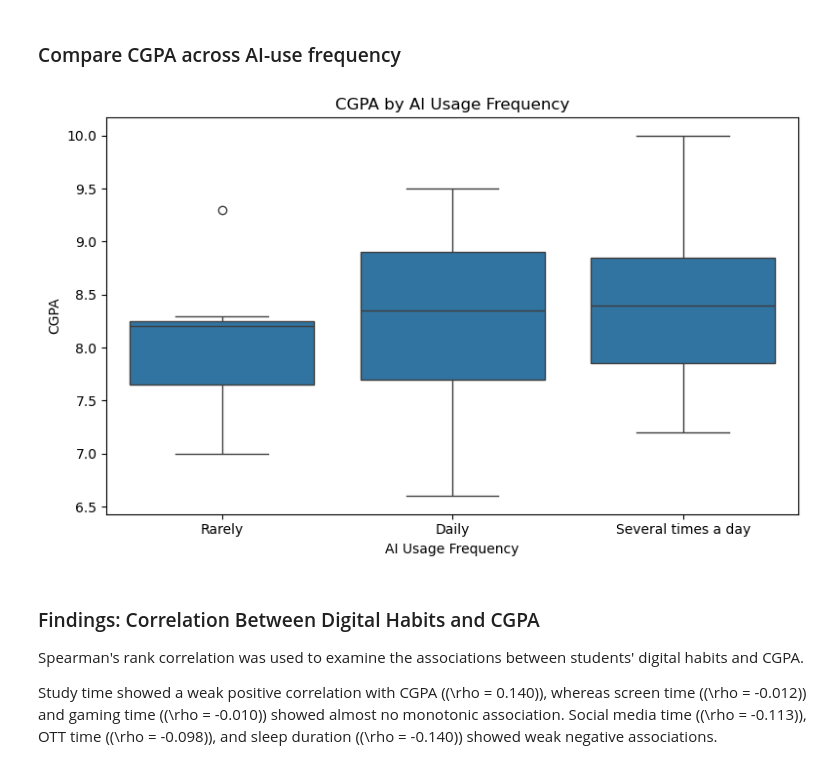
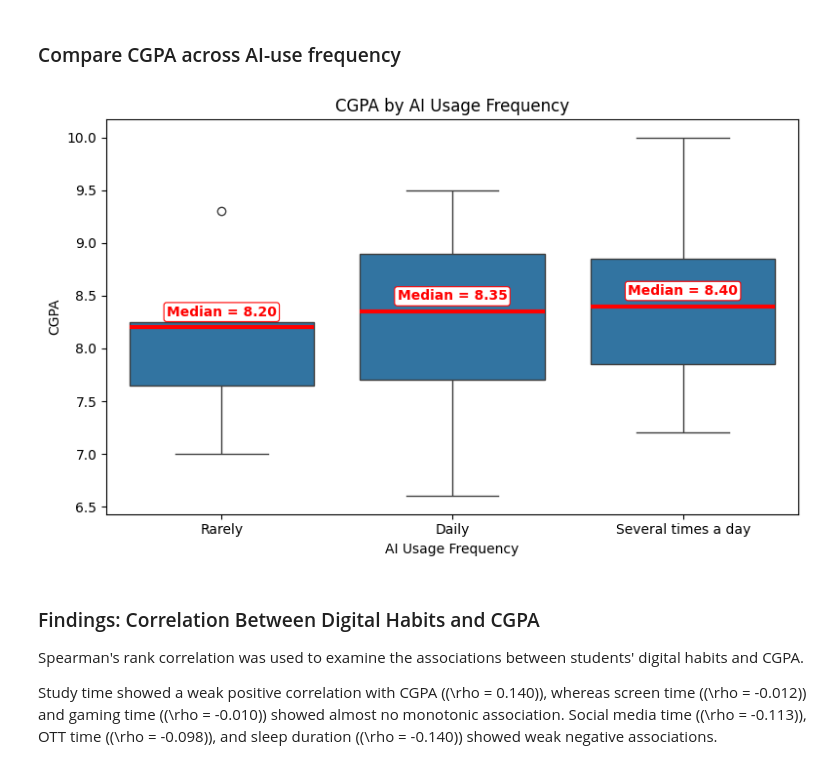
Before and after one commit to Sahasra-iiits/College-Student-Digital-LifeStyle-Profile-IDHV, a Jupyter notebook: AnalysisCode.ipynb, the cells around one changed output. Cells and saved outputs as stored; diff of their text form; code cells hidden in the pictures.

```diff
--- a/AnalysisCode.ipynb
+++ b/AnalysisCode.ipynb
@@ -687,7 +687,7 @@ plot_cols = [
 
 for col in cols:
     plt.figure(figsize=(8, 3))
-    sns.boxplot(x=df_copy[col])
+    sns.boxplot(x=df_copy[col], medianprops={"color": "red", "linewidth": 3})
     plt.title(f"Box Plot of {col}")
     plt.xlabel(col)
     plt.tight_layout()
@@ -1063,20 +1063,29 @@ for col in plot_vars:
 # %%
 plt.figure(figsize=(8, 5))
 
-sns.boxplot(
+order = ["Rarely", "Daily", "Several times a day"]
+ax = sns.boxplot(
     data=df_copy,
     x="AI_usage",
     y="cgpa",
-    order=["Rarely", "Daily", "Several times a day"]
+    order=order,
+    medianprops={"color": "red", "linewidth": 3}
 )
+
+# label each median so it is easy to read
+medians = df_copy.groupby("AI_usage")["cgpa"].median()
+for i, g in enumerate(order):
+    ax.text(i, medians[g] + 0.08, f"Median = {medians[g]:.2f}", ha="center", va="bottom",
+            fontsize=10, fontweight="bold", color="red",
+            bbox=dict(boxstyle="round,pad=0.2", fc="white", ec="red", lw=0.8))
 
 plt.title("CGPA by AI Usage Frequency")
 plt.xlabel("AI Usage Frequency")
 plt.ylabel("CGPA")
 plt.tight_layout()
 plt.show()
 # %% [output]
-[figure, old version]
+[figure, new version]
 # %% [markdown]
 ### Findings: Correlation Between Digital Habits and CGPA
 
```
Also changed, not shown: parts of 3 cells of this notebook, 1 other file.
